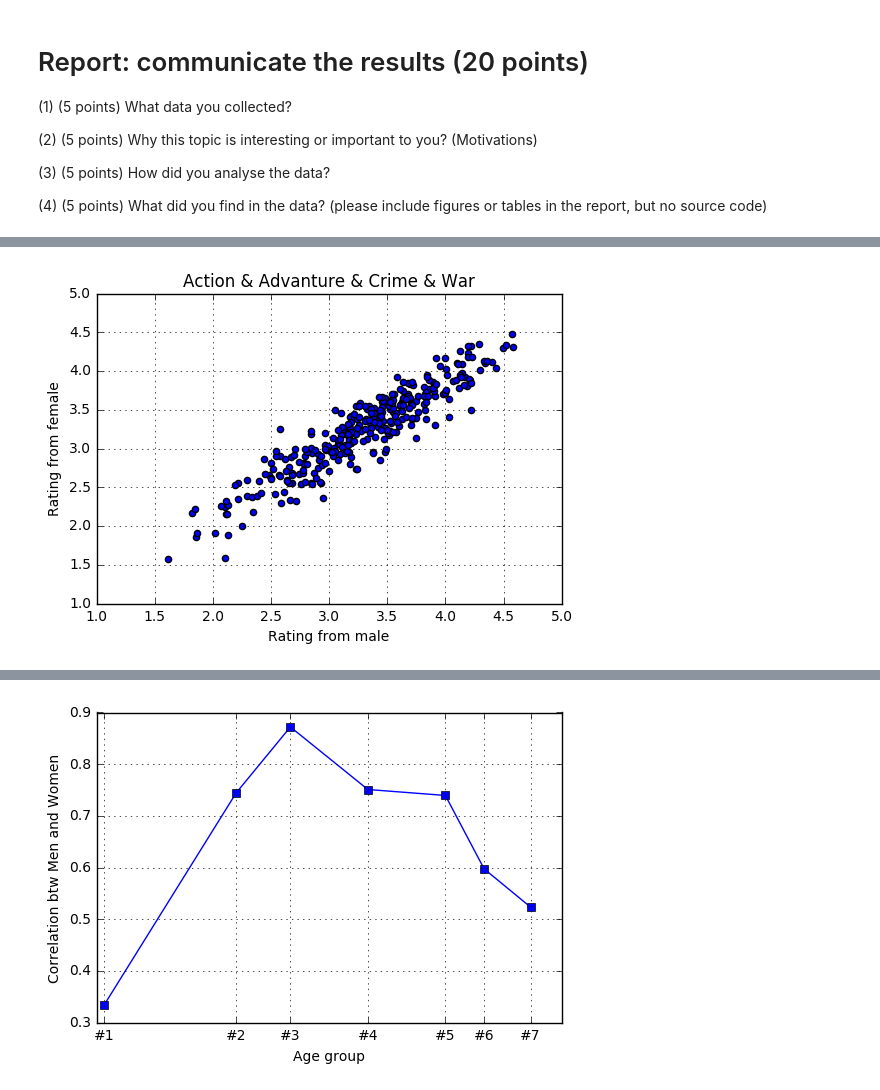
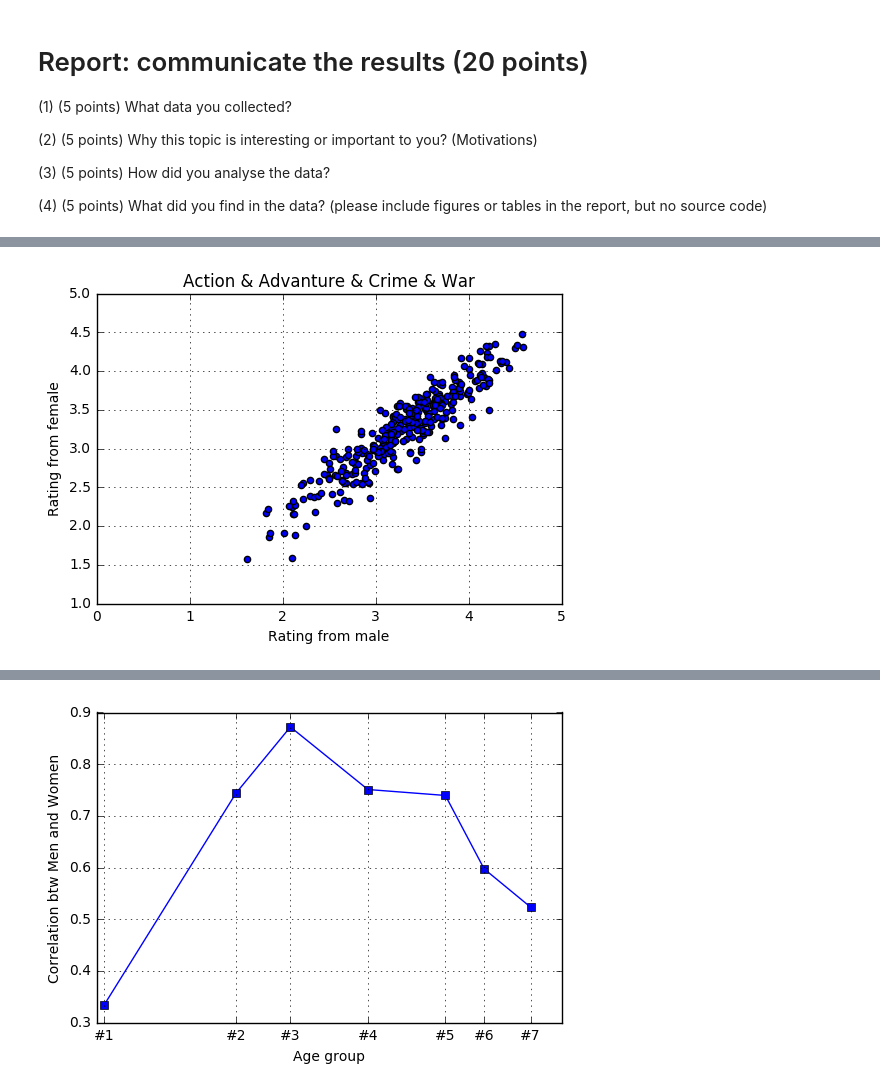
Before and after one commit to GuanxiongLiu/DS501, a Jupyter notebook: CaseStudy2/CaseStudy2.ipynb, the cells around one changed output, grey strips where cells are left out. Drawn from its saved outputs; the diff is of its cells as text; code cells hidden in the pictures.

```diff
--- a/CaseStudy2/CaseStudy2.ipynb
+++ b/CaseStudy2/CaseStudy2.ipynb
@@ -457,13 +425,14 @@ print ('')
 # %%
 # group 1
 # Action & Advanture & Crime & War
 table = movie_1.pivot_table('Rating', index='MovieID', columns='Gender', aggfunc='mean')
 
 plt.scatter(table['M'], table['F'])
 plt.xlabel('Rating from male')
 plt.ylabel('Rating from female')
 plt.title('Action & Advanture & Crime & War')
 plt.grid(True)
+plt.xlim((0,5))
 plt.show()
 # %% [output]
-[figure, old version]
+[figure, new version]
```
Also changed, not shown: parts of 11 cells of this notebook.
